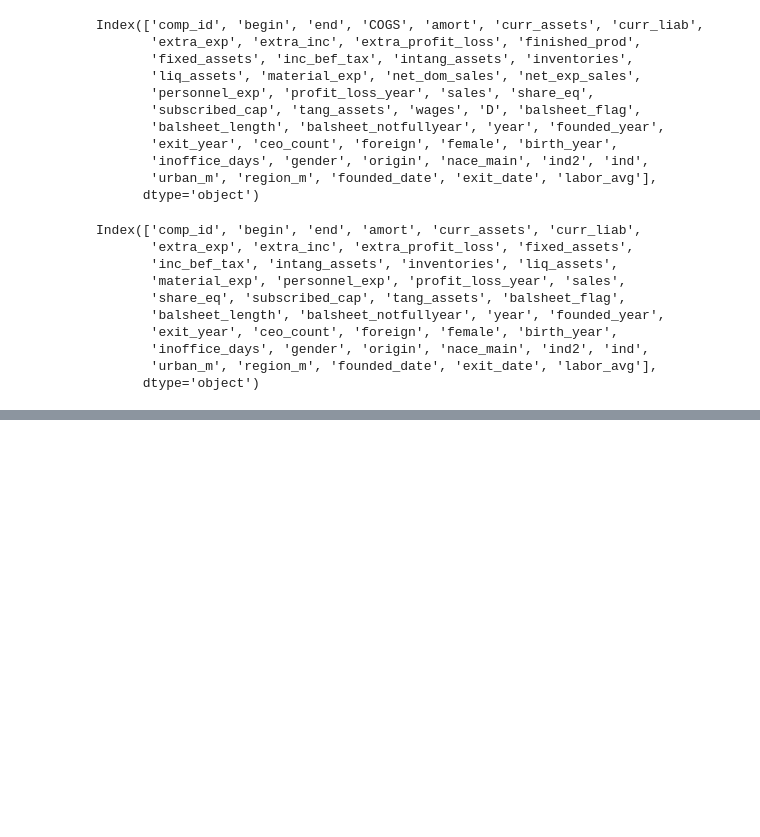
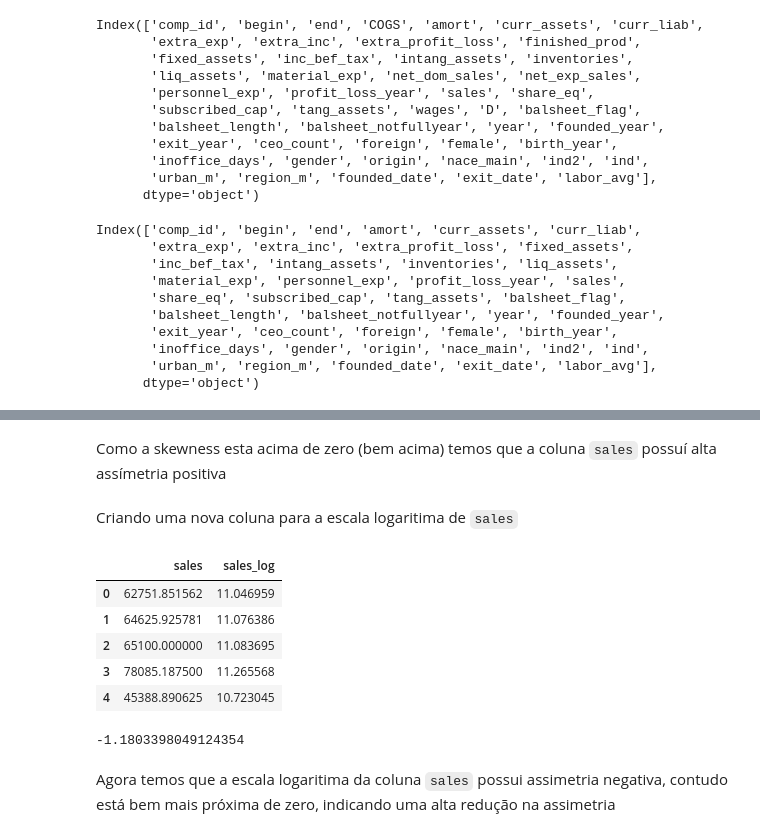
Before and after one commit to HelioZF/Projeto-Integrador---PADS, a Jupyter notebook: Tratamento de dados.ipynb, the cells around one changed output, grey strips where cells are left out. Saved outputs shown, nothing was run; the diff lists cells and outputs as text; code cells hidden in the pictures; blank space fills up the shorter version.

```diff
--- a/Tratamento de dados.ipynb
+++ b/Tratamento de dados.ipynb
@@ -89,0 +204,2 @@ empresas_2012.head()
+# %%
+df['sales'] = np.where(df['sales'] < 0, 0, df['sales'])
@@ -89,0 +212,20 @@ empresas_2012.head()
+# %% [markdown]
+Como a skewness esta acima de zero (bem acima) temos que a coluna `sales` possuí alta assímetria positiva
+# %% [markdown]
+Criando uma nova coluna para a escala logaritima de `sales`
+# %%
+df["sales_log"] = np.log1p(df['sales'])
+df[["sales","sales_log"]].head()
+# %% [output]
+|  | sales | sales_log |
+| 0 | 62751.851562 | 11.046959 |
+| 1 | 64625.925781 | 11.076386 |
+| 2 | 65100.000000 | 11.083695 |
+| 3 | 78085.187500 | 11.265568 |
+| 4 | 45388.890625 | 10.723045 |
+# %%
+df["sales_log"].skew()
+# %% [output]
+-1.1803398049124354
+# %% [markdown]
+Agora temos que a escala logaritima da coluna `sales` possui assimetria negativa, contudo está bem mais próxima de zero, indicando uma alta redução na assimetria
```
Also changed, not shown: parts of 23 cells of this notebook.
